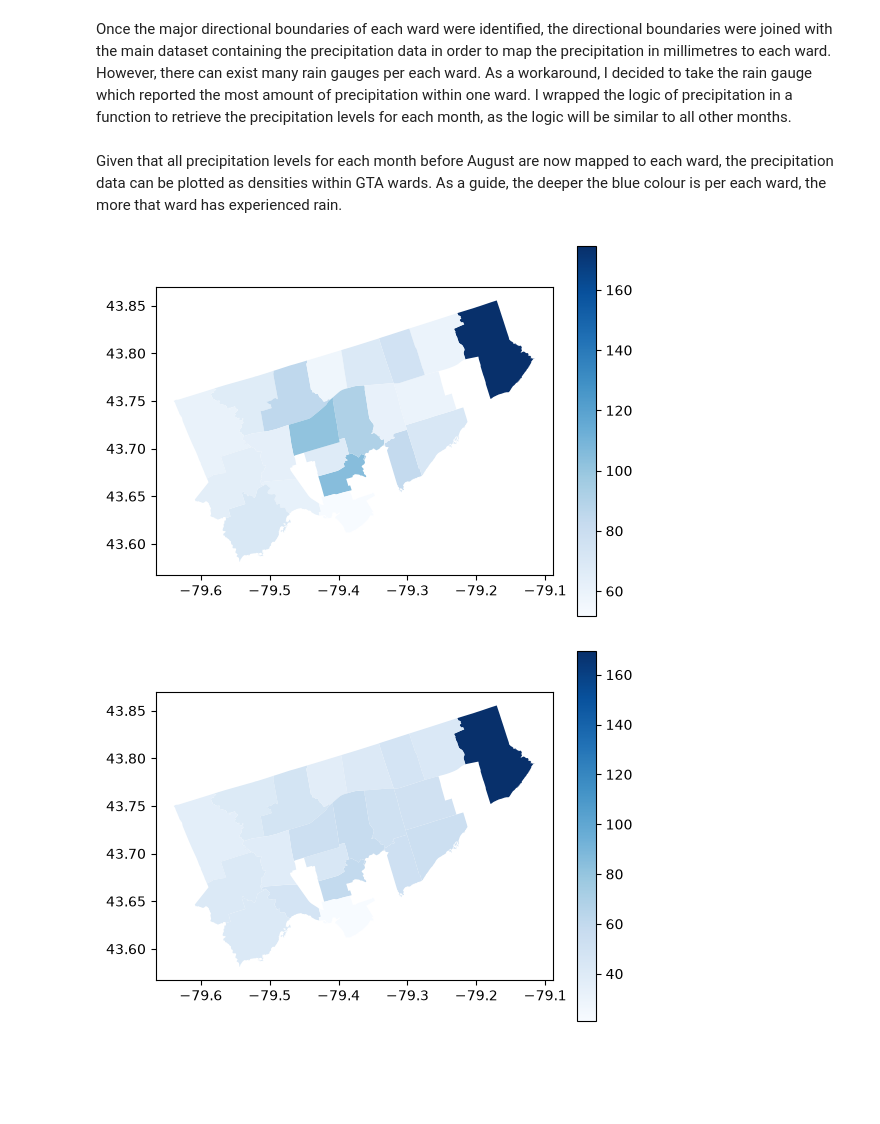
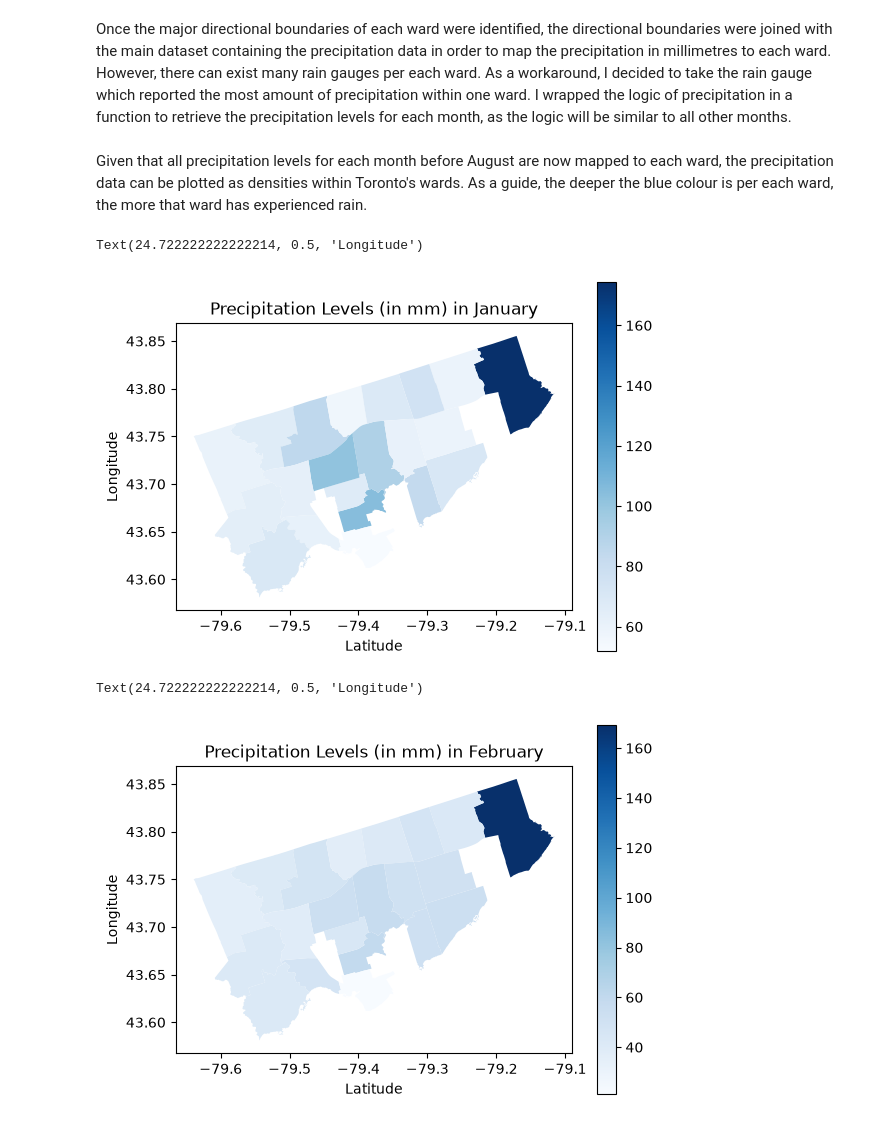
Before and after one commit to smm2005/Rain-Analysis-Toronto, a Jupyter notebook: analysis.ipynb, the cells around one changed output. Saved outputs shown, nothing was run; the diff lists cells and outputs as text; code cells hidden in the pictures; blank space fills up the shorter version.

```diff
--- a/analysis.ipynb
+++ b/analysis.ipynb
@@ -91,17 +91,25 @@ june = process_to_density(june)
 july = data.query("date >= '2026-07-01' and date < '2026-08-01'")
 july = process_to_density(july)
 # %% [markdown]
-Given that all precipitation levels for each month before August are now mapped to each ward, the precipitation data can be plotted as densities within GTA wards. As a guide, the deeper the blue colour is per each ward, the more that ward has experienced rain.
+Given that all precipitation levels for each month before August are now mapped to each ward, the precipitation data can be plotted as densities within Toronto's wards. As a guide, the deeper the blue colour is per each ward, the more that ward has experienced rain.
 # %%
 january_to = pd.merge(toronto, january, how="inner", left_on="AREA_NAME", right_index=True)
 january_axis = january_to.plot("rainfall", legend=True, cmap="Blues")
+plt.title("Precipitation Levels (in mm) in January")
+plt.xlabel("Latitude")
+plt.ylabel("Longitude")
 # %% [output]
+Text(24.722222222222214, 0.5, 'Longitude')
-[figure, old version]
+[figure, new version]
 # %%
 february_to = pd.merge(toronto, february, how="inner", left_on="AREA_NAME", right_index=True)
 february_axis = february_to.plot("rainfall", legend=True, cmap="Blues")
+plt.title("Precipitation Levels (in mm) in February")
+plt.xlabel("Latitude")
+plt.ylabel("Longitude")
 # %% [output]
+Text(24.722222222222214, 0.5, 'Longitude')
-[figure, old version]
+[figure, new version]
 # %%
 march_to = pd.merge(toronto, march, how="inner", left_on="AREA_NAME", right_index=True)
 march_axis = march_to.plot("rainfall", legend=True, cmap="Blues")
```
Also changed, not shown: parts of 9 cells of this notebook.
